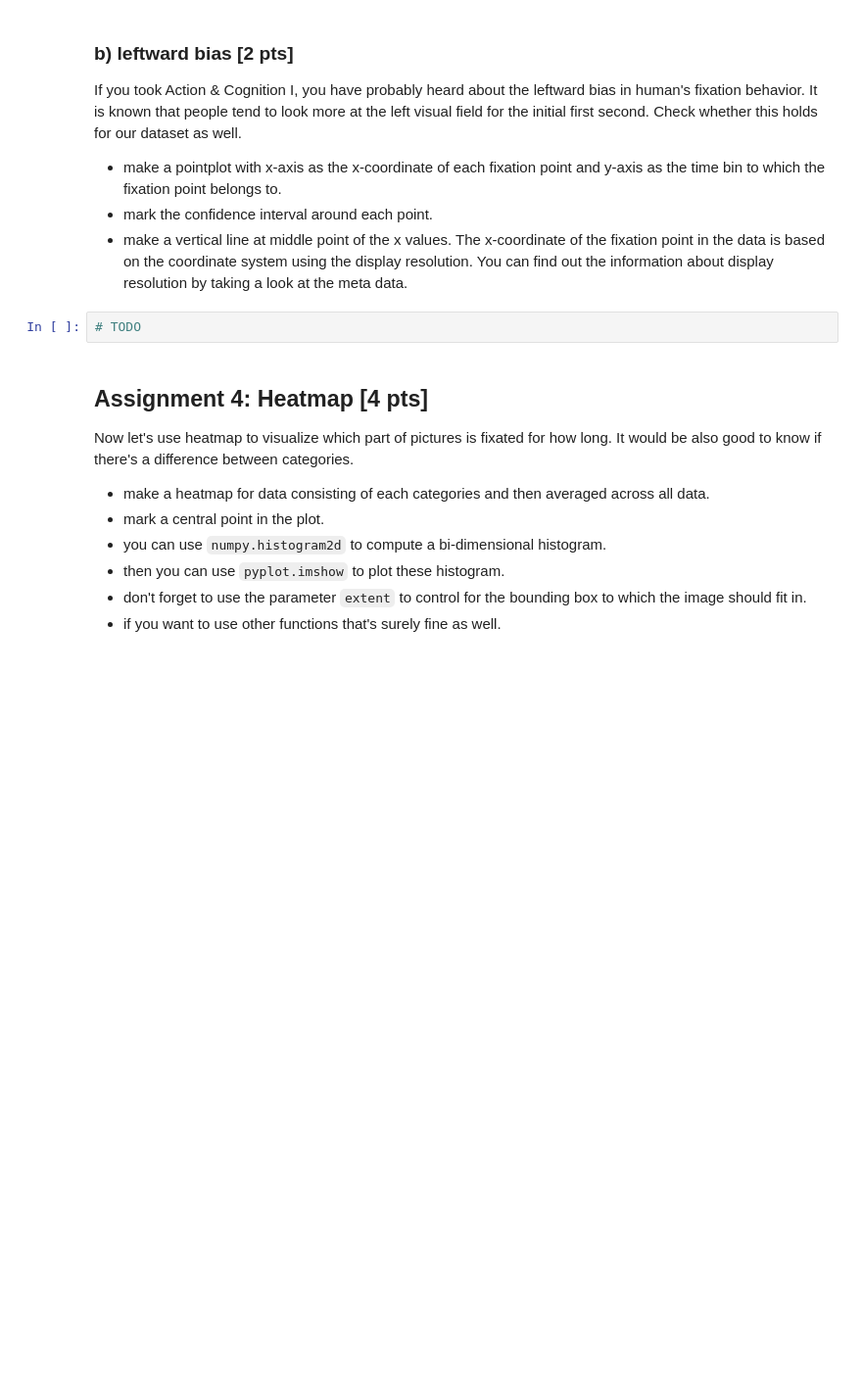
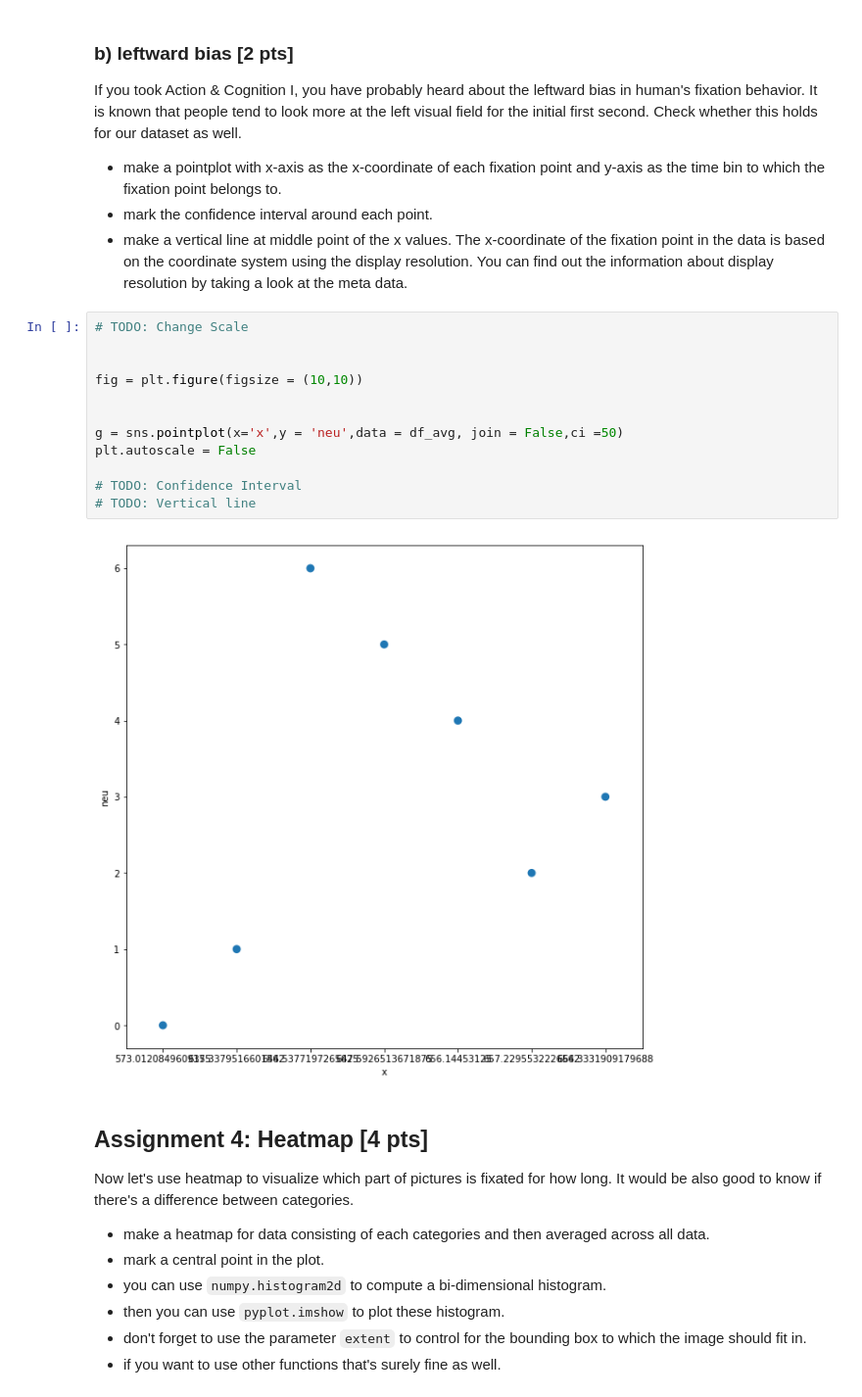
Before and after one commit to NBP-ACC/week-7-acc_2, a Jupyter notebook: Sheet05.ipynb, the cells around one changed output. Shown at 98% size. Drawn from its saved outputs; the diff is of its cells as text; blank space fills up the shorter version.

```diff
--- a/Sheet05.ipynb
+++ b/Sheet05.ipynb
@@ -280,8 +300,20 @@ If you took Action & Cognition I, you have probably heard about the leftward bia
 - make a pointplot with x-axis as the x-coordinate of each fixation point and y-axis as the time bin to which the fixation point belongs to.
 - mark the confidence interval around each point.
 - make a vertical line at middle point of the x values. The x-coordinate of the fixation point in the data is based on the coordinate system using the display resolution. You can find out the information about display resolution by taking a look at the meta data.
-# %%
-# TODO
+# %%
+# TODO: Change Scale
+
+
+fig = plt.figure(figsize = (10,10))
+
+
+g = sns.pointplot(x='x',y = 'neu',data = df_avg, join = False,ci =50)
+plt.autoscale = False
+
+# TODO: Confidence Interval
+# TODO: Vertical line
+# %% [output]
+[figure, added]
 # %% [markdown]
 ## Assignment 4: Heatmap [4 pts]
 Now let's use heatmap to visualize which part of pictures is fixated for how long. It would be also good to know if there's a difference between categories.
```
Also changed, not shown: parts of 5 cells of this notebook.
